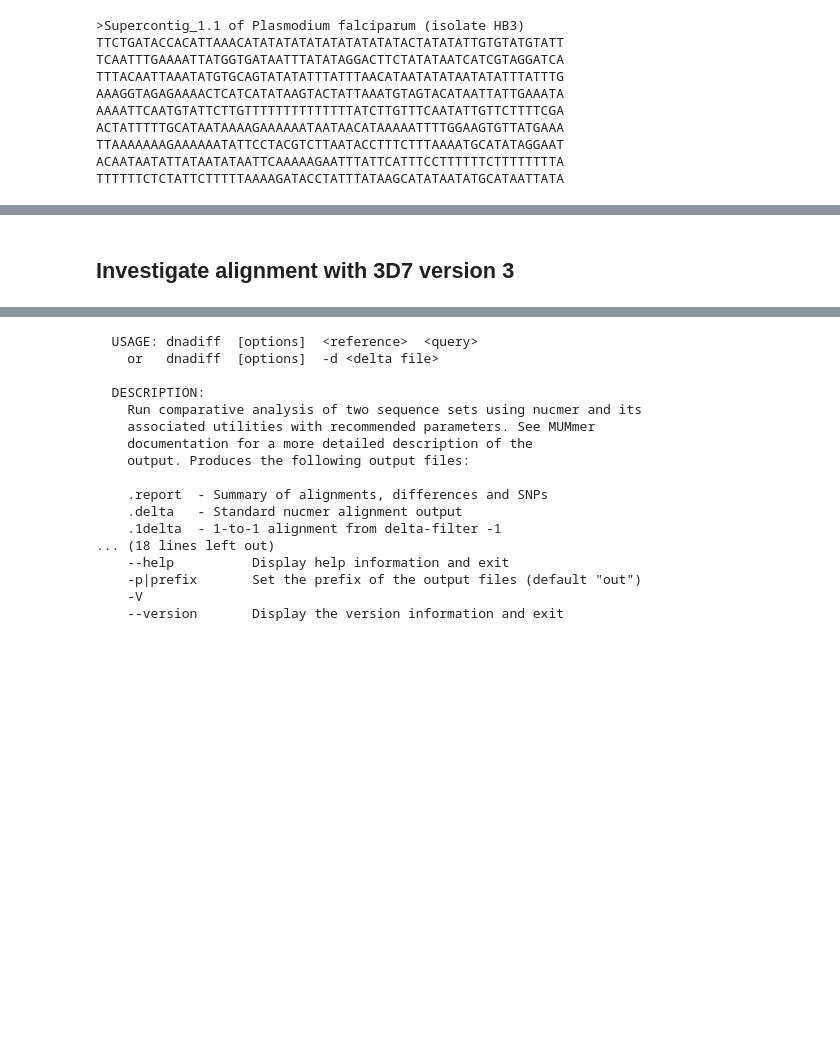
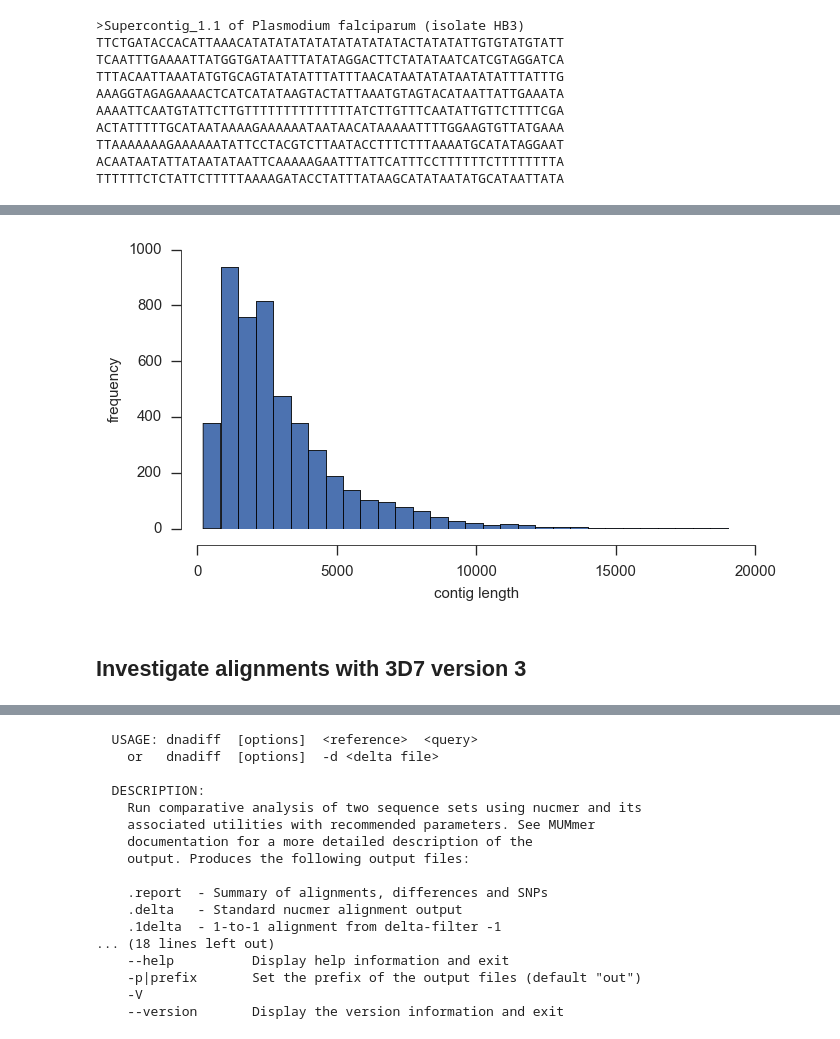
Before and after one commit to wtchg-kwiatkowski/pfx-paper-2015, a Jupyter notebook: supplementary/notebooks/genome_alignment.ipynb, the cells around one changed output, grey strips where cells are left out. Cells and saved outputs as stored; diff of their text form; code cells hidden in the pictures; blank space fills up the shorter version.

```diff
--- a/supplementary/notebooks/genome_alignment.ipynb
+++ b/supplementary/notebooks/genome_alignment.ipynb
@@ -76,0 +159,4 @@ genome_diagnostics(genome_hb3_supercontigs)
+# %%
+genome_7g8_supercontigs = pyfasta.Fasta(fasta_7g8_supercontigs, key_fn=lambda v: v.split()[0])
+genome_diagnostics(genome_7g8_supercontigs)
+# %% [output]
@@ -77,3 +165,4 @@ genome_diagnostics(genome_hb3_supercontigs)
+[figure, added]
 # %% [markdown]
-## Investigate alignment with 3D7 version 3
+## Investigate alignments with 3D7 version 3
 # %%
```
Also changed, not shown: parts of 24 cells of this notebook.
